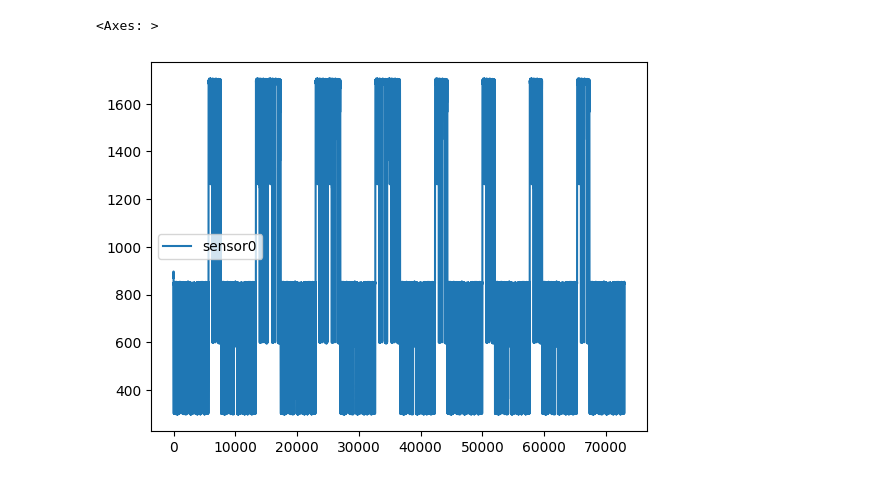
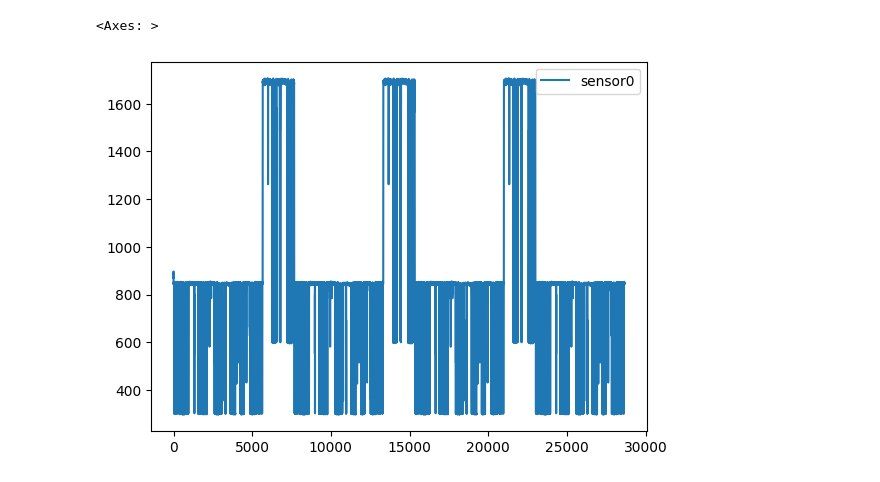
Before and after one commit to FrancescoZanella/SML_thesis_line_follower_robot, a Jupyter notebook: src/misc/prova.ipynb, the cells around one changed output. Saved outputs shown, nothing was run; the diff lists cells and outputs as text; code cells hidden in the pictures.

```diff
--- a/src/misc/prova.ipynb
+++ b/src/misc/prova.ipynb
@@ -12,12 +12,13 @@ from bokeh.models import Span
 # %%
 df_nodrift = pd.read_csv(r"C:\Users\franc\Desktop\TESI\training_info\sensors_data.csv")
 df_drift = pd.read_csv(r"C:\Users\franc\Desktop\TESI\SML_thesis_line_follower_robot\tmp\e-puck\data\data\sensors_data\sensors_data_drift.csv")
-for i in range(5):
+df = pd.DataFrame(df_nodrift)
+for i in range(3):
     df = pd.concat([df,df_drift],ignore_index=True)
     df = pd.concat([df,df_nodrift],ignore_index=True)
 
 df.plot(y='sensor0')
 # %% [output]
 <Axes: >
-[figure, old version]
+[figure, new version]
 # %%
```
Also changed, not shown: parts of 4 cells of this notebook.
